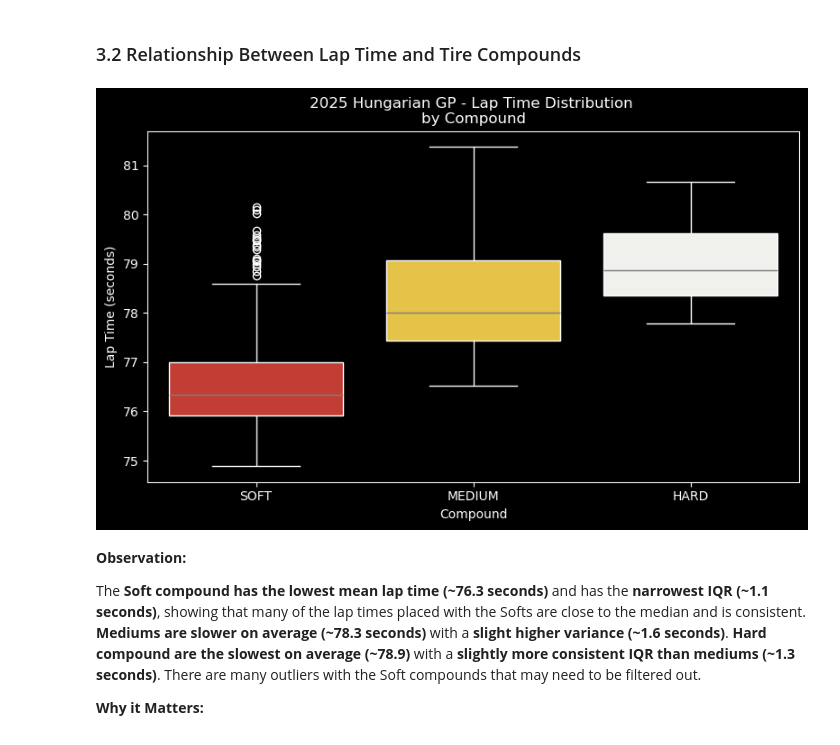
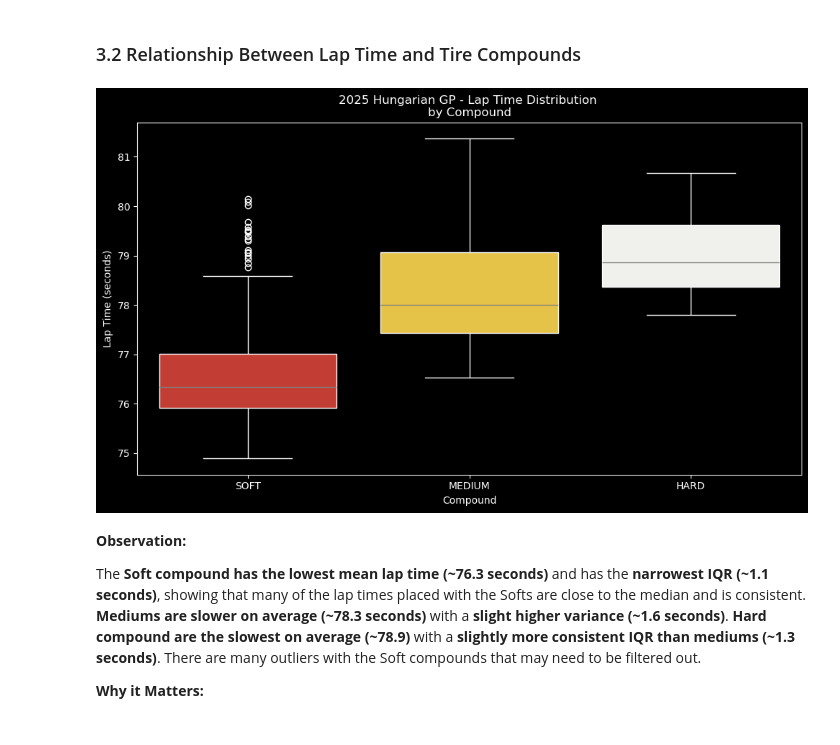
Before and after one commit to hai-henry/f1-midlap-predictor, a Jupyter notebook: notebooks/midlap-predictor.ipynb, the cells around one changed output. Saved outputs shown, nothing was run; the diff lists cells and outputs as text; code cells hidden in the pictures.

```diff
--- a/notebooks/midlap-predictor.ipynb
+++ b/notebooks/midlap-predictor.ipynb
@@ -132,26 +133,26 @@ This confirms the performance hierarchy of tire compounds in lap time but also s
 # %% [markdown]
 ### 3.2 Relationship Between Lap Time and Tire Compounds
 # %%
-plt.figure(figsize=(8, 5))
+plt.figure(figsize=(10, 6))
 sns.boxplot(
     data=quicklaps,
     x='Compound',
     y='LapTime (s)',
     hue='Compound',
     palette=compound_colors,
     order=['SOFT', 'MEDIUM', 'HARD'],
     whiskerprops=dict(color='white'),
     boxprops=dict(edgecolor='white'),
     medianprops=dict(color='grey'),
     capprops=dict(color='white'),
     flierprops=dict(markeredgecolor='white'),
 )
 plt.title('2025 Hungarian GP - Lap Time Distribution \nby Compound')
 plt.ylabel('Lap Time (seconds)')
 plt.tight_layout()
 plt.show()
 # %% [output]
-[figure, old version]
+[figure, new version]
 # %% [markdown]
 **Observation:**
 
```
Also changed, not shown: parts of 9 cells of this notebook.
